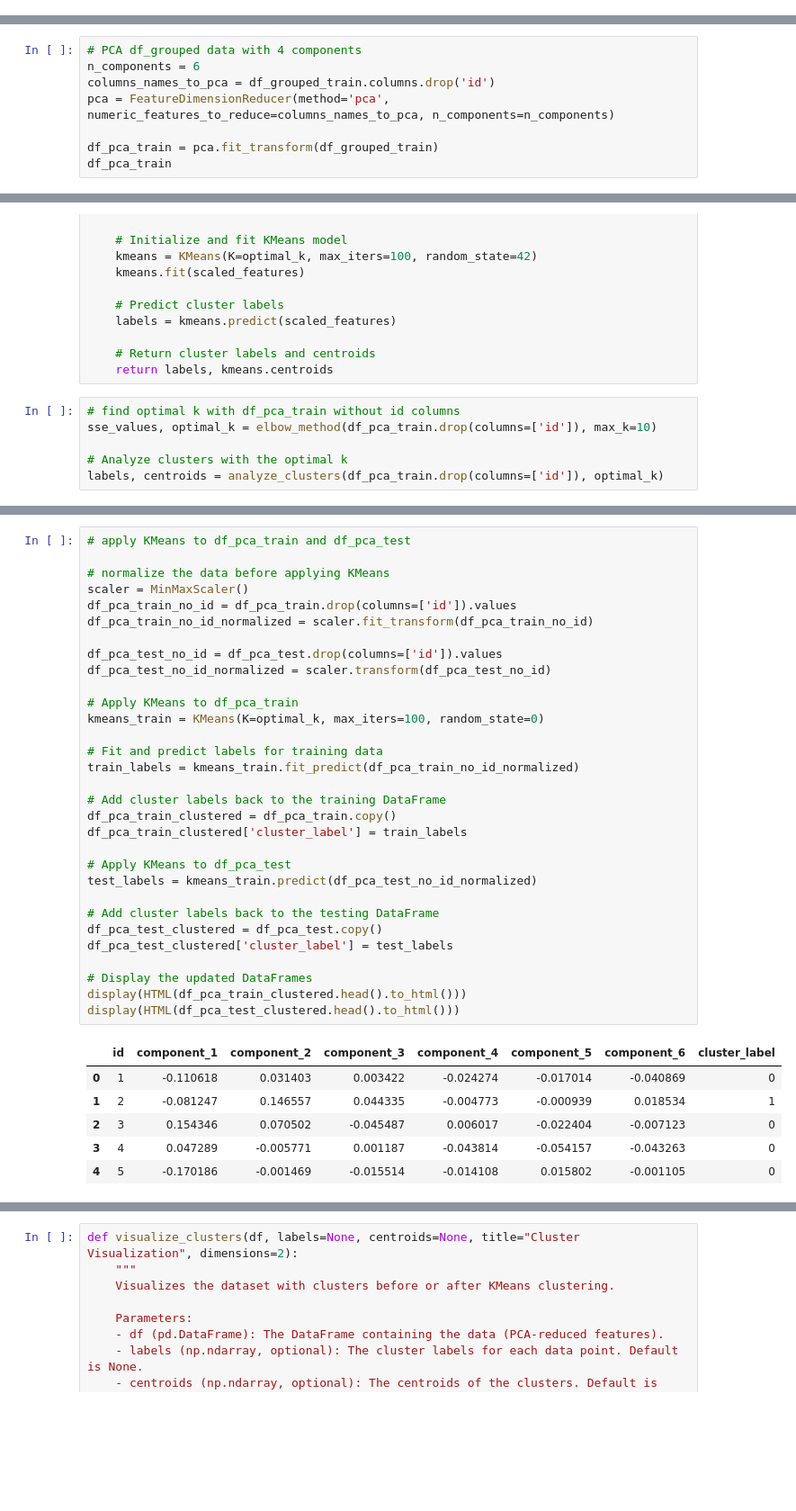
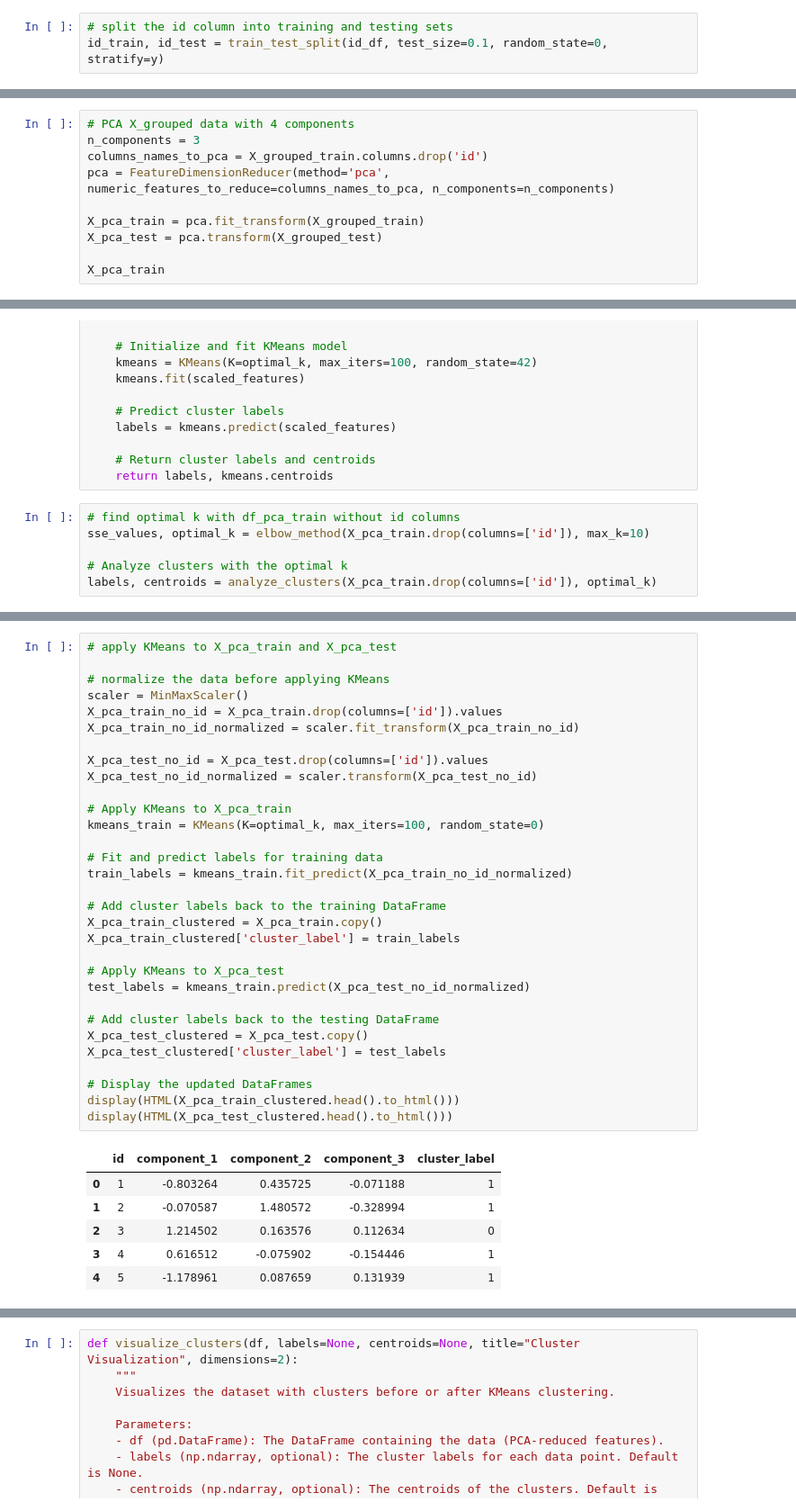
Before and after one commit to auvarifqi/tugas-besar-2-ai-lanjut, a Jupyter notebook: main.ipynb, the cells around one changed output, grey strips where cells are left out. Shown at 90% size. Saved outputs shown, nothing was run; the diff lists cells and outputs as text; blank space fills up the shorter version.

```diff
--- a/main.ipynb
+++ b/main.ipynb
@@ -467,4 +457,7 @@ Menggunakan teknik feature engineering dengan melakukan clustering menggunakan 2
 **Pipeline:** Means Grouping by id → PCA → CLustering
 # %% [markdown]
 ##### **a. Means Grouping by id**
+# %%
+# split the id column into training and testing sets
+id_train, id_test = train_test_split(id_df, test_size=0.1, random_state=0, stratify=y)
 # %%
@@ -501,11 +491,13 @@ display(HTML(df_grouped_test.head().to_html()))
 # %% [markdown]
 ##### **b. Principal Component Analysis (PCA) - Dimensionality Reduction**
 # %%
-# PCA df_grouped data with 4 components
-n_components = 6
-columns_names_to_pca = df_grouped_train.columns.drop('id')
+# PCA X_grouped data with 4 components
+n_components = 3
+columns_names_to_pca = X_grouped_train.columns.drop('id')
 pca = FeatureDimensionReducer(method='pca', numeric_features_to_reduce=columns_names_to_pca, n_components=n_components)
 
-df_pca_train = pca.fit_transform(df_grouped_train)
-df_pca_train
+X_pca_train = pca.fit_transform(X_grouped_train)
+X_pca_test = pca.transform(X_grouped_test)
+
+X_pca_train
 # %% [output]
@@ -738,8 +728,8 @@ def analyze_clusters(df, optimal_k):
     return labels, kmeans.centroids
 # %%
 # find optimal k with df_pca_train without id columns
-sse_values, optimal_k = elbow_method(df_pca_train.drop(columns=['id']), max_k=10)
+sse_values, optimal_k = elbow_method(X_pca_train.drop(columns=['id']), max_k=10)
 
 # Analyze clusters with the optimal k
-labels, centroids = analyze_clusters(df_pca_train.drop(columns=['id']), optimal_k)
+labels, centroids = analyze_clusters(X_pca_train.drop(columns=['id']), optimal_k)
 # %% [output]
@@ -747,38 +737,38 @@ labels, centroids = analyze_clusters(df_pca_train.drop(columns=['id']), optimal_
 # %%
-# apply KMeans to df_pca_train and df_pca_test
+# apply KMeans to X_pca_train and X_pca_test
 
 # normalize the data before applying KMeans
 scaler = MinMaxScaler()
-df_pca_train_no_id = df_pca_train.drop(columns=['id']).values
-df_pca_train_no_id_normalized = scaler.fit_transform(df_pca_train_no_id)
+X_pca_train_no_id = X_pca_train.drop(columns=['id']).values
+X_pca_train_no_id_normalized = scaler.fit_transform(X_pca_train_no_id)
 
-df_pca_test_no_id = df_pca_test.drop(columns=['id']).values
-df_pca_test_no_id_normalized = scaler.transform(df_pca_test_no_id)
+X_pca_test_no_id = X_pca_test.drop(columns=['id']).values
+X_pca_test_no_id_normalized = scaler.transform(X_pca_test_no_id)
 
-# Apply KMeans to df_pca_train
+# Apply KMeans to X_pca_train
 kmeans_train = KMeans(K=optimal_k, max_iters=100, random_state=0)
 
 # Fit and predict labels for training data
-train_labels = kmeans_train.fit_predict(df_pca_train_no_id_normalized)
+train_labels = kmeans_train.fit_predict(X_pca_train_no_id_normalized)
 
 # Add cluster labels back to the training DataFrame
-df_pca_train_clustered = df_pca_train.copy()
-df_pca_train_clustered['cluster_label'] = train_labels
+X_pca_train_clustered = X_pca_train.copy()
+X_pca_train_clustered['cluster_label'] = train_labels
 
-# Apply KMeans to df_pca_test
-test_labels = kmeans_train.predict(df_pca_test_no_id_normalized)
+# Apply KMeans to X_pca_test
+test_labels = kmeans_train.predict(X_pca_test_no_id_normalized)
 
 # Add cluster labels back to the testing DataFrame
-df_pca_test_clustered = df_pca_test.copy()
-df_pca_test_clustered['cluster_label'] = test_labels
+X_pca_test_clustered = X_pca_test.copy()
+X_pca_test_clustered['cluster_label'] = test_labels
 
 # Display the updated DataFrames
-display(HTML(df_pca_train_clustered.head().to_html()))
-display(HTML(df_pca_test_clustered.head().to_html()))
+display(HTML(X_pca_train_clustered.head().to_html()))
+display(HTML(X_pca_test_clustered.head().to_html()))
 # %% [output]
-|  | id | component_1 | component_2 | component_3 | component_4 | component_5 | component_6 | cluster_label |
-| 0 | 1 | -0.110618 | 0.031403 | 0.003422 | -0.024274 | -0.017014 | -0.040869 | 0 |
-| 1 | 2 | -0.081247 | 0.146557 | 0.044335 | -0.004773 | -0.000939 | 0.018534 | 1 |
-| 2 | 3 | 0.154346 | 0.070502 | -0.045487 | 0.006017 | -0.022404 | -0.007123 | 0 |
-| 3 | 4 | 0.047289 | -0.005771 | 0.001187 | -0.043814 | -0.054157 | -0.043263 | 0 |
-| 4 | 5 | -0.170186 | -0.001469 | -0.015514 | -0.014108 | 0.015802 | -0.001105 | 0 |
+|  | id | component_1 | component_2 | component_3 | cluster_label |
+| 0 | 1 | -0.803264 | 0.435725 | -0.071188 | 1 |
+| 1 | 2 | -0.070587 | 1.480572 | -0.328994 | 1 |
+| 2 | 3 | 1.214502 | 0.163576 | 0.112634 | 0 |
+| 3 | 4 | 0.616512 | -0.075902 | -0.154446 | 1 |
+| 4 | 5 | -1.178961 | 0.087659 | 0.131939 | 1 |
```
Also changed, not shown: parts of 15 cells of this notebook.
